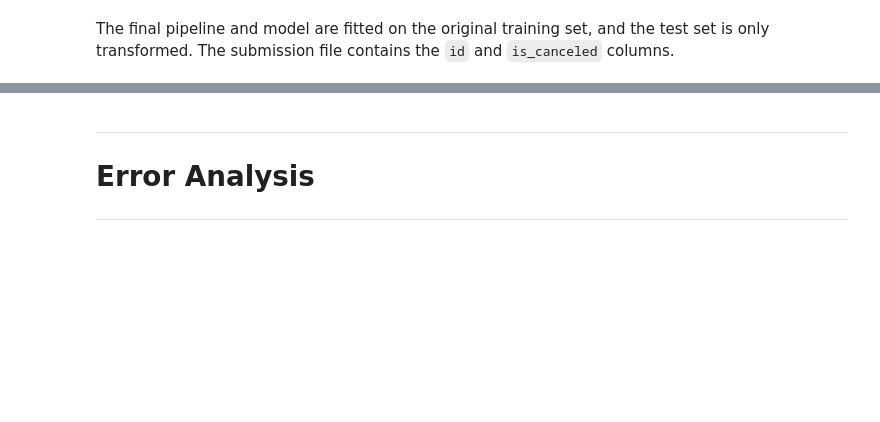
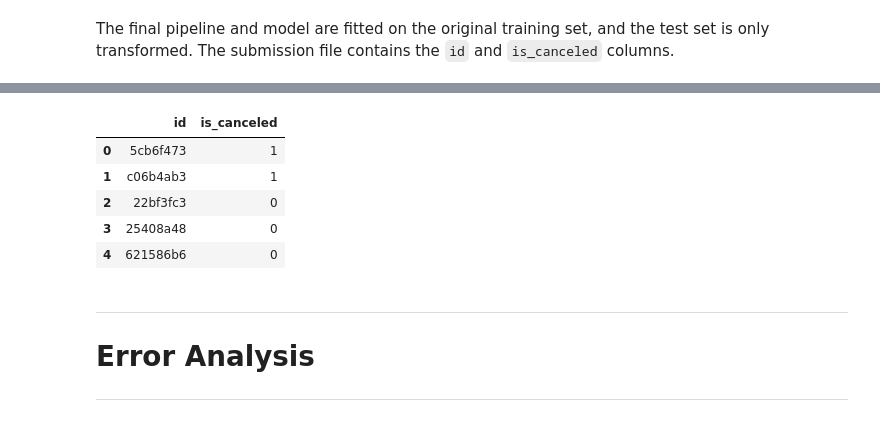
Before and after one commit to fahdmz/IF3170_G18_Tandborste, a Jupyter notebook: main.ipynb, the cells around one changed output, grey strips where cells are left out. Cells and saved outputs as stored; diff of their text form; code cells hidden in the pictures; blank space fills up the shorter version.

```diff
--- a/main.ipynb
+++ b/main.ipynb
@@ -993,7 +984,7 @@ pada hold-out 20% sebagai pembanding (bagian Comparison with scikit-learn).
 ### Persiapan bersama
 # %%
 cv = StratifiedKFold(n_splits=5, shuffle=True, random_state=SEED)
-metrics = {"accuracy": accuracy, "precision": precision, "recall": recall, "f1": f1_score}
+metrics = {"accuracy": accuracy, "precision": precision, "recall": recall, "f1": f1_score, "macro_f1": macro_f1}
 # %% [markdown]
 ## K-Nearest Neighbors
 
@@ -1254,6 +1316,14 @@ comparison_sk
 
 This section stores the trained models and restores them for prediction.
 # %%
+# Decision Tree: model dari bagian Decision Tree (dtl) disimpan, dimuat ulang, dan diverifikasi.
+dtl.save(config.MODEL_DIR / "decision_tree.pkl")
+dtl_loaded = DecisionTree.load(config.MODEL_DIR / "decision_tree.pkl")
+dtl_loaded_pred = dtl_loaded.predict(Xt_val)
+assert np.array_equal(dtl_loaded_pred, dtl_val_pred), "Prediksi model termuat berbeda dari model asli"
+print("Disimpan:", (config.MODEL_DIR / "decision_tree.pkl").relative_to(config.ROOT_DIR))
+print(f"Macro F1 hold-out model termuat: {macro_f1(y_va.to_numpy(), dtl_loaded_pred):.4f} (prediksi identik dengan model asli)")
+
 if False:
     knn = KNN(n_neighbors=15, metric="euclidean", weights="distance")
     knn_pipeline = numeric_factory()
@@ -1261,15 +1331,6 @@ if False:
     knn.fit(X_knn, y_clean.to_numpy())
     knn.save(config.MODEL_DIR / "knn.pkl")
     knn_loaded = KNN.load(config.MODEL_DIR / "knn.pkl")
-
-    dtl_pipeline = tree_factory()
-    X_dtl, dtl_cat_idx = to_model_input(dtl_pipeline.fit_transform(X_clean, y_clean), CATEGORICAL_COLS)
-    dtl = DecisionTree(criterion="gain_ratio", max_depth=12, categorical_features=dtl_cat_idx)
-    dtl.fit(X_dtl, y_clean.to_numpy())
-    print("Kedalaman:", dtl.get_depth(), "| jumlah daun:", dtl.get_n_leaves())
-    dtl.export_graph(config.FIGURE_DIR / "decision_tree.dot", top_n=30)
-    dtl.save(config.MODEL_DIR / "decision_tree.pkl")
-    dtl_loaded = DecisionTree.load(config.MODEL_DIR / "decision_tree.pkl")
 
     lr = LogisticRegression(penalty="l2", reg_lambda=0.01, learning_rate=0.1, n_iter=1000, batch_size=256)
     lr_pipeline = numeric_factory()
@@ -1300,16 +1364,52 @@ if False:
 # %% [markdown]
 The final pipeline and model are fitted on the original training set, and the test set is only transformed. The submission file contains the `id` and `is_canceled` columns.
 # %%
-if False:
-    X_full, y_full = clean_train(X_raw, y_raw)
-    final_pipeline = numeric_factory()
-    X_final, _ = to_model_input(final_pipeline.fit_transform(X_full, y_full), CATEGORICAL_COLS)
-    final_model = LogisticRegression()
-    final_model.fit(X_final, y_full.to_numpy())
+# Konfigurasi KNN terbaik (output/knn_naivebayes_comparison.csv, baris KNN from-scratch):
+# k=15, weights="distance", metric euclidean (default), pipeline numerik + PCA (95% varians),
+# tanpa resampling, threshold keputusan P(batal) >= 0.45.
+KNN_K, KNN_WEIGHTS, KNN_METRIC, KNN_THRESHOLD = 15, "distance", "euclidean", 0.45
 
-    submission_path = config.SUBMISSION_DIR / "submission.csv"
-    submission = make_submission(final_model, final_pipeline, X_test_raw, ids, submission_path)
-    validate_submission(submission_path)
-    print(submission.shape)
-    print(submission[config.TARGET_COL].value_counts(normalize=True))
-    submission.head()
+
+class ThresholdedModel:
+    """Pembungkus tipis: make_submission memanggil .predict, di sini dengan threshold P(batal)."""
+
+    def __init__(self, model, threshold):
+        self.model, self.threshold = model, threshold
+
+    def predict(self, X):
+        return (self.model.predict_proba(X)[:, 1] >= self.threshold).astype(int)
+
+
+X_full, y_full = clean_train(X_raw, y_raw)
+final_pipeline = make_numeric_pipeline(NUMERICAL_COLS, CATEGORICAL_COLS, use_pca=True, pca_components=0.95)
+X_final, _ = to_model_input(final_pipeline.fit_transform(X_full, y_full), CATEGORICAL_COLS)
+final_model = KNN(n_neighbors=KNN_K, metric=KNN_METRIC, weights=KNN_WEIGHTS)
+final_model.fit(X_final, y_full.to_numpy())
+final_model.decision_threshold_ = KNN_THRESHOLD  # ikut tersimpan di pickle model
+print(f"Train penuh setelah cleaning: {X_full.shape[0]} baris | fitur setelah PCA: {X_final.shape[1]}")
+
+# test.csv hanya di-transform oleh pipeline (tanpa fit).
+submission_path = config.SUBMISSION_DIR / "submission_knn.csv"
+submission = make_submission(ThresholdedModel(final_model, KNN_THRESHOLD), final_pipeline, X_test_raw, ids, submission_path)
+validate_submission(submission_path)
+print("validate_submission: OK ->", submission_path.relative_to(config.ROOT_DIR))
+print("Ukuran submission:", submission.shape)
+print("Jumlah prediksi per kelas:")
+print(pd.DataFrame({
+    "jumlah": submission[config.TARGET_COL].value_counts().sort_index(),
+    "proporsi": submission[config.TARGET_COL].value_counts(normalize=True).sort_index().round(4),
+}))
+
+# Simpan model dan pipeline final, lalu verifikasi model termuat.
+final_model.save(config.MODEL_DIR / "knn_final.pkl")
+with open(config.MODEL_DIR / "knn_final_pipeline.pkl", "wb") as f:
+    pickle.dump(final_pipeline, f)
+knn_final_loaded = KNN.load(config.MODEL_DIR / "knn_final.pkl")
+with open(config.MODEL_DIR / "knn_final_pipeline.pkl", "rb") as f:
+    pipeline_final_loaded = pickle.load(f)
+X_check, _ = to_model_input(pipeline_final_loaded.transform(X_test_raw), CATEGORICAL_COLS)
+reload_pred = (knn_final_loaded.predict_proba(X_check)[:, 1] >= knn_final_loaded.decision_threshold_).astype(int)
+assert np.array_equal(reload_pred, submission[config.TARGET_COL].to_numpy()), "Prediksi model termuat berbeda"
+print("Model dan pipeline tersimpan di", config.MODEL_DIR.relative_to(config.ROOT_DIR), "| prediksi model termuat identik")
+submission.head()
+# %% [output]
@@ -1316,3 +1425,9 @@ if False:
+|  | id | is_canceled |
+| 0 | 5cb6f473 | 1 |
+| 1 | c06b4ab3 | 1 |
+| 2 | 22bf3fc3 | 0 |
+| 3 | 25408a48 | 0 |
+| 4 | 621586b6 | 0 |
 # %% [markdown]
 ---
 
```
Also changed, not shown: parts of 25 cells of this notebook, 6 other files.
